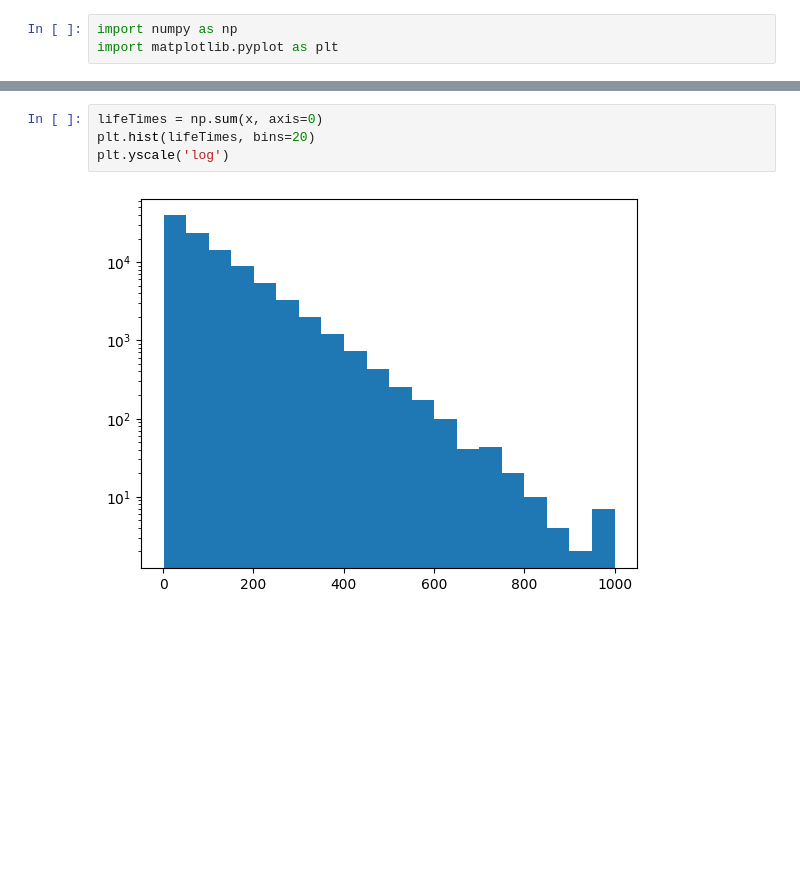
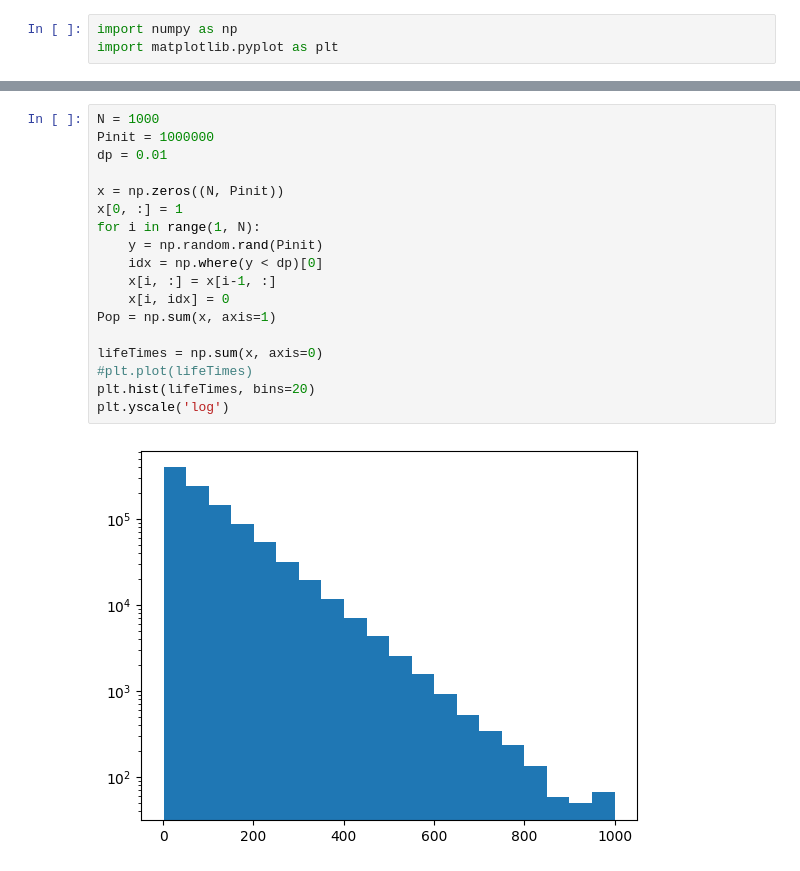
Before and after one commit to moises-santillan/MathematicalBiology, a Jupyter notebook: code/Python/ExponentialDecay.ipynb, the cells around one changed output, grey strips where cells are left out. Cells and saved outputs as stored; diff of their text form; blank space fills up the shorter version.

```diff
--- a/code/Python/ExponentialDecay.ipynb
+++ b/code/Python/ExponentialDecay.ipynb
@@ -48,9 +68,23 @@ plt.yscale('log')
-# %%
-lifeTimes = np.sum(x, axis=0)
-plt.hist(lifeTimes, bins=20)
-plt.yscale('log')
-# %% [output]
-[figure, removed]
+# %%
+N = 1000
+Pinit = 1000000
+dp = 0.01
+
+x = np.zeros((N, Pinit))
+x[0, :] = 1
+for i in range(1, N):
+    y = np.random.rand(Pinit)
+    idx = np.where(y < dp)[0]
+    x[i, :] = x[i-1, :]
+    x[i, idx] = 0
+Pop = np.sum(x, axis=1)
+
+lifeTimes = np.sum(x, axis=0)
+#plt.plot(lifeTimes)
+plt.hist(lifeTimes, bins=20)
+plt.yscale('log')
+# %% [output]
+[figure, added]
 # %%
 np.mean(lifeTimes)
 # %% [output]
```
Also changed, not shown: parts of 4 cells of this notebook.
